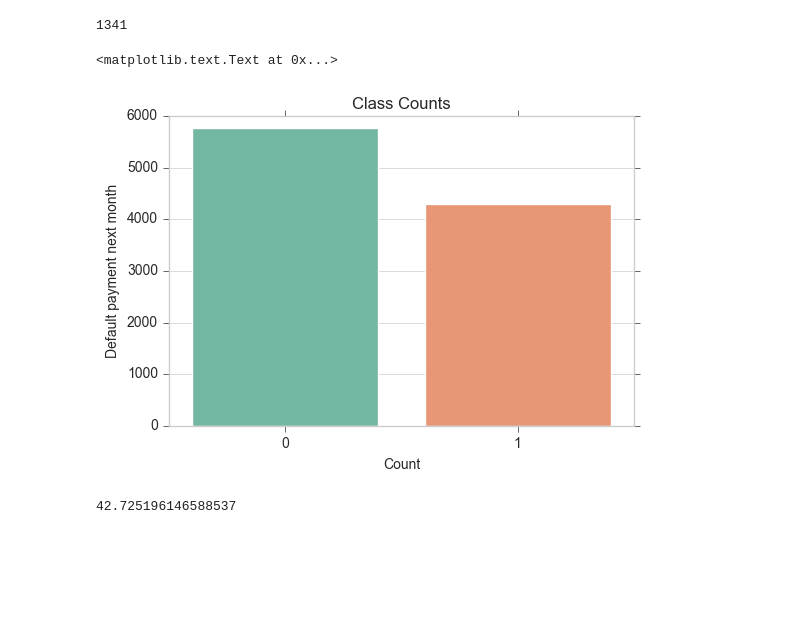
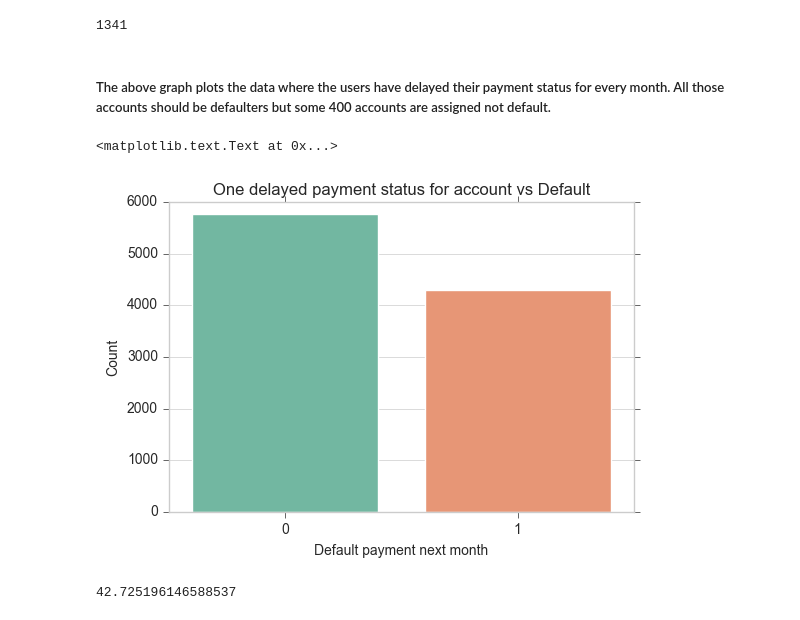
Before and after one commit to chapanerahd/Defualt_Credit_Card, a Jupyter notebook: EDA - Credit Card default.ipynb, the cells around one changed output. Saved outputs shown, nothing was run; the diff lists cells and outputs as text; code cells hidden in the pictures; blank space fills up the shorter version.

```diff
--- a/EDA - Credit Card default.ipynb
+++ b/EDA - Credit Card default.ipynb
@@ -266,17 +264,19 @@ all_rps_delayed["defaultp_next_month"].value_counts()[1]
 all_rps_delayed["defaultp_next_month"].count()
 # %% [output]
 1341
+# %% [markdown]
+##### The above graph plots the data where the users have delayed their payment status for every month. All those accounts should be defaulters but some 400 accounts are assigned not default.
 # %%
 any_rps_delayed = eda_credit_data.loc[(eda_credit_data['rps_sept'] > 0) | (eda_credit_data['rps_aug'] > 0) |
                     (eda_credit_data['rps_july'] > 0) | (eda_credit_data['rps_june'] > 0) |
                     (eda_credit_data['rps_april'] > 0) | (eda_credit_data['rps_may'] > 0)]
 # %%
 ax = sns.countplot(x = "defaultp_next_month", data = any_rps_delayed)
-ax.set(xlabel='Count', ylabel='Default payment next month')
-plt.title("Class Counts")
+ax.set(xlabel='Default payment next month', ylabel='Count')
+plt.title("One delayed payment status for account vs Default")
 # %% [output]
 <matplotlib.text.Text at 0x...>
-[figure, old version]
+[figure, new version]
 # %%
 any_rps_delayed["defaultp_next_month"].value_counts()[1] / any_rps_delayed["defaultp_next_month"].count() *  100
 # %% [output]
```
Also changed, not shown: parts of 11 cells of this notebook.
